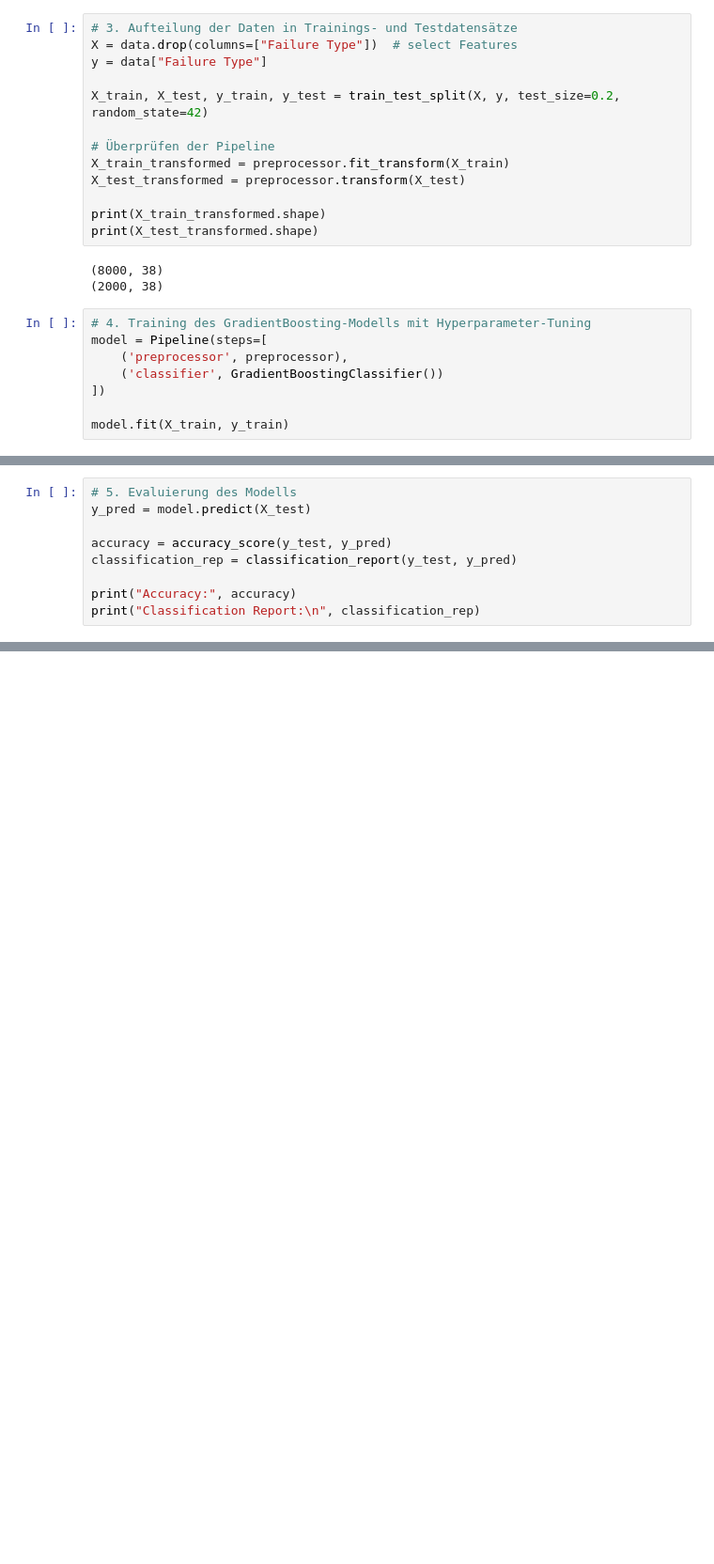
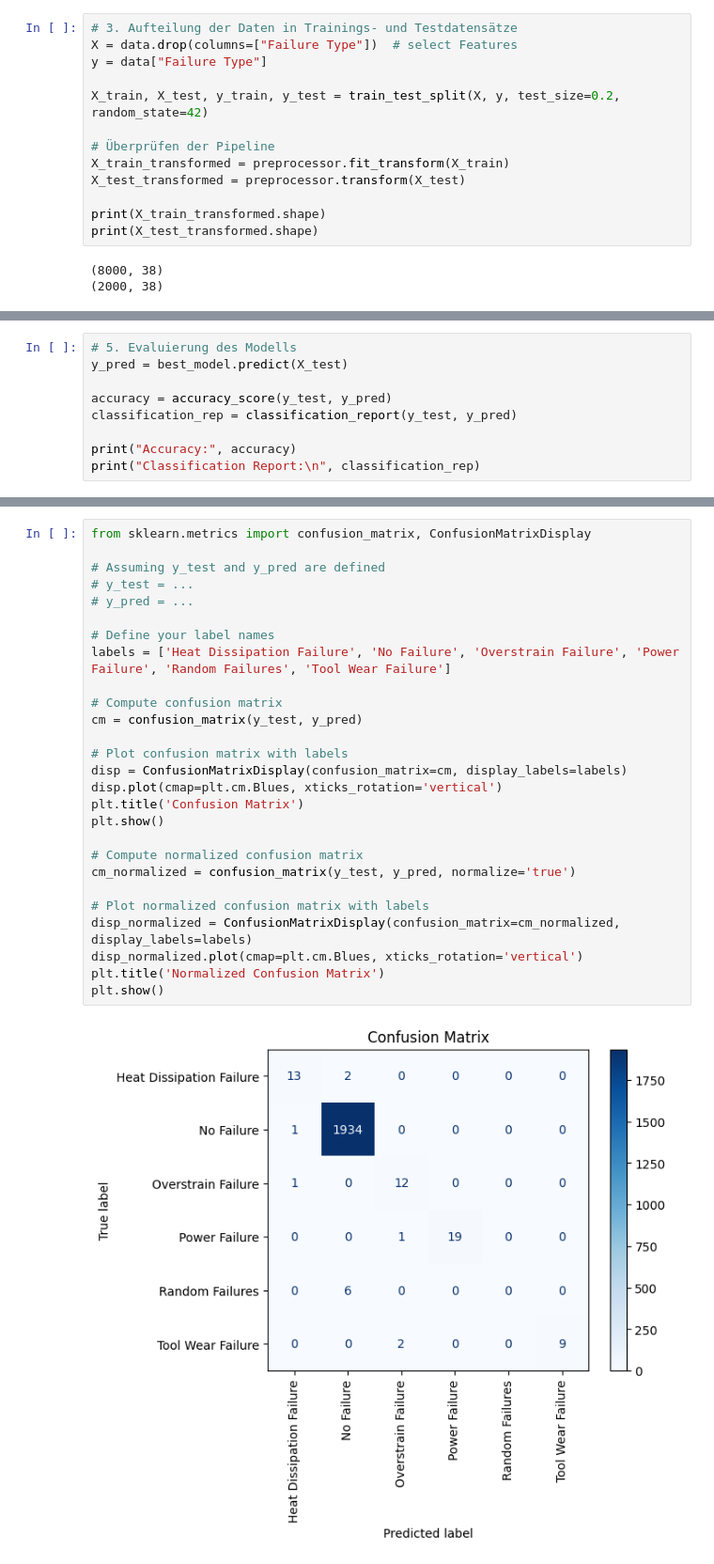
Before and after one commit to JonaKoenemann/machine_failure_classification, a Jupyter notebook: src/models/gardient_boosting_classifier.ipynb, the cells around one changed output, grey strips where cells are left out. Shown: that part at 94% size. Saved outputs shown, nothing was run; the diff lists cells and outputs as text; blank space fills up the shorter version.

Commit message:
pipeline

```diff
--- a/src/models/gardient_boosting_classifier.ipynb
+++ b/src/models/gardient_boosting_classifier.ipynb
@@ -44,11 +45,3 @@ print(X_test_transformed.shape)
 # %% [output]
 (8000, 38)
 (2000, 38)
-# %%
-# 4. Training des GradientBoosting-Modells mit Hyperparameter-Tuning
-model = Pipeline(steps=[
-    ('preprocessor', preprocessor),
-    ('classifier', GradientBoostingClassifier())
-])
-
-model.fit(X_train, y_train)
@@ -71,6 +92,6 @@ Pipeline(steps=[('preprocessor',
 # %%
 # 5. Evaluierung des Modells
-y_pred = model.predict(X_test)
+y_pred = best_model.predict(X_test)
 
 accuracy = accuracy_score(y_test, y_pred)
 classification_rep = classification_report(y_test, y_pred)
@@ -94 +115,30 @@ Heat Dissipation Failure       0.93      0.87      0.90        15
             weighted avg       0.99      0.99      0.99      2000
+# %%
+from sklearn.metrics import confusion_matrix, ConfusionMatrixDisplay
+
+# Assuming y_test and y_pred are defined
+# y_test = ...
+# y_pred = ...
+
+# Define your label names
+labels = ['Heat Dissipation Failure', 'No Failure', 'Overstrain Failure', 'Power Failure', 'Random Failures', 'Tool Wear Failure']
+
+# Compute confusion matrix
+cm = confusion_matrix(y_test, y_pred)
+
+# Plot confusion matrix with labels
+disp = ConfusionMatrixDisplay(confusion_matrix=cm, display_labels=labels)
+disp.plot(cmap=plt.cm.Blues, xticks_rotation='vertical')
+plt.title('Confusion Matrix')
+plt.show()
+
+# Compute normalized confusion matrix
+cm_normalized = confusion_matrix(y_test, y_pred, normalize='true')
+
+# Plot normalized confusion matrix with labels
+disp_normalized = ConfusionMatrixDisplay(confusion_matrix=cm_normalized, display_labels=labels)
+disp_normalized.plot(cmap=plt.cm.Blues, xticks_rotation='vertical')
+plt.title('Normalized Confusion Matrix')
+plt.show()
+# %% [output]
+[figure, added]
```
Also changed, not shown: parts of 6 cells of this notebook, 4 other files.
